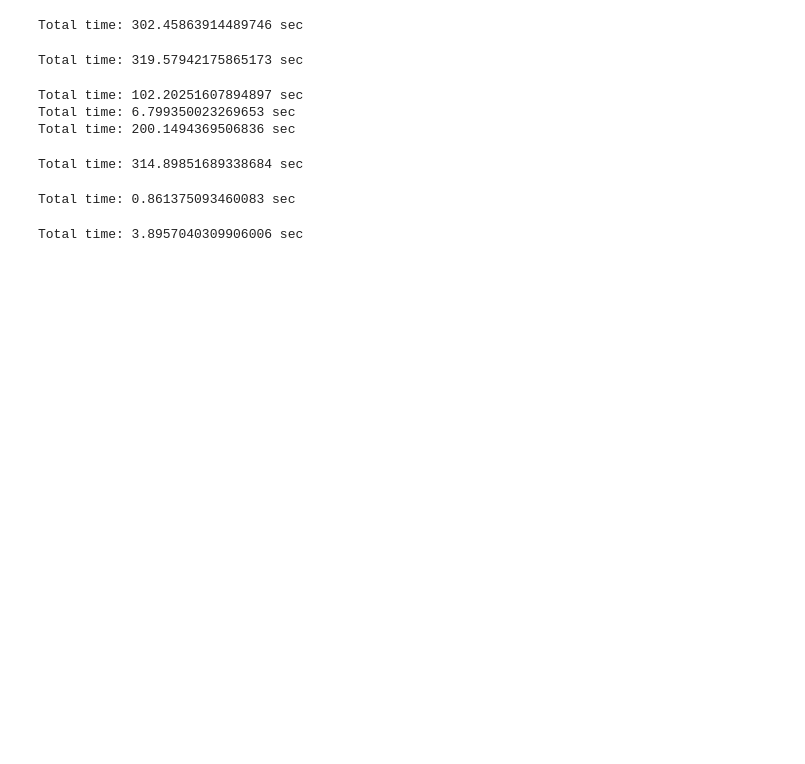
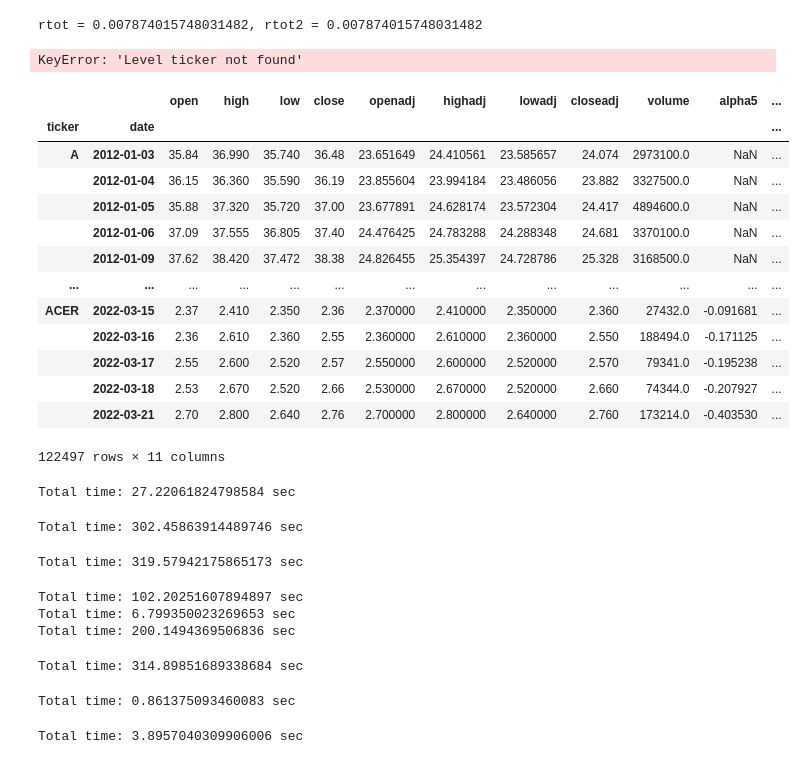
Before and after one commit to chayaponlee/QuantSystemMVP, a Jupyter notebook: notebooks/test_alpha_engineer.ipynb, the cells around one changed output. Drawn from its saved outputs; the diff is of its cells as text; code cells hidden in the pictures; blank space fills up the shorter version.

```diff
--- a/notebooks/test_alpha_engineer.ipynb
+++ b/notebooks/test_alpha_engineer.ipynb
@@ -22,4 +44,9 @@ stacked_hist = stacked_hist.reset_index().set_index(['ticker', 'date'])
 # %%
-tickers = stacked_hist.index.get_level_values('ticker').unique()[:4000]
-small_hist = stacked_hist[stacked_hist.index.isin(tickers, level='ticker')]
-A = stacked_hist[stacked_hist.index.isin(['A'], level='ticker')]
+tickers = stacked_hist.index.get_level_values('permaticker').unique()[:100]
+small_hist = stacked_hist[stacked_hist.index.isin(['199059'], level='permaticker')]
+# small_hist = stacked_hist[stacked_hist.index.isin(tickers, level='permaticker')]
+A = stacked_hist[stacked_hist.index.isin(['A'], level='permaticker')]
+# %%
+ae = AlphaEngineerV(small_hist)
+# %%
+small_hist['alpha7'] = ae.alpha7()
@@ -26,3 +190,59 @@ A = stacked_hist[stacked_hist.index.isin(['A'], level='ticker')]
+# %%
+c0 = 254
+c1 = 251
+c2 = 256
+
+r_tot = c2/c0 - 1
+r_tot2 = (c1/c0) * (c2/c1) - 1
+
+print(f'rtot = {r_tot}, rtot2 = {r_tot2}')
+# %% [output]
+rtot = 0.007874015748031482, rtot2 = 0.007874015748031482
+# %%
+df = small_hist.copy()
+n_sum = 10
+open = df['openadj'].unstack('ticker')
+
+tae = TalibEngineerV(df)
+df['vwap'] = tae.daily_vwap()
+
+oe = OpEngineerV(df)
+# term1 = open - (sum(vwap, 10) / 10
+df['term1'] = (open - oe.ts_sum('vwap', n_sum, wide=True).divide(n_sum)).stack().swaplevel()
+df['close-vwap'] = df['closeadj'] - df['vwap']
+oe.set_df(df)
+alpha_values = oe.cs_pctrank('term1', wide=True).mul(
+    oe.cs_pctrank('close-vwap', wide=True).abs().mul(-1)).stack().swaplevel()
+# %% [output]
+KeyError: 'Level ticker not found'
+# %%
+small_hist['alpha4'] = ae.alpha4()
+# %%
+small_hist
+# %% [output]
+|  |  | open | high | low | close | openadj | highadj | lowadj | closeadj | volume | alpha5 | ... |
+| ticker | date |  |  |  |  |  |  |  |  |  |  | ... |
+| A | 2012-01-03 | 35.84 | 36.990 | 35.740 | 36.48 | 23.651649 | 24.410561 | 23.585657 | 24.074 | 2973100.0 | NaN | ... |
+|  | 2012-01-04 | 36.15 | 36.360 | 35.590 | 36.19 | 23.855604 | 23.994184 | 23.486056 | 23.882 | 3327500.0 | NaN | ... |
+|  | 2012-01-05 | 35.88 | 37.320 | 35.720 | 37.00 | 23.677891 | 24.628174 | 23.572304 | 24.417 | 4894600.0 | NaN | ... |
+|  | 2012-01-06 | 37.09 | 37.555 | 36.805 | 37.40 | 24.476425 | 24.783288 | 24.288348 | 24.681 | 3370100.0 | NaN | ... |
+|  | 2012-01-09 | 37.62 | 38.420 | 37.472 | 38.38 | 24.826455 | 25.354397 | 24.728786 | 25.328 | 3168500.0 | NaN | ... |
+| ... | ... | ... | ... | ... | ... | ... | ... | ... | ... | ... | ... | ... |
+| ACER | 2022-03-15 | 2.37 | 2.410 | 2.350 | 2.36 | 2.370000 | 2.410000 | 2.350000 | 2.360 | 27432.0 | -0.091681 | ... |
+|  | 2022-03-16 | 2.36 | 2.610 | 2.360 | 2.55 | 2.360000 | 2.610000 | 2.360000 | 2.550 | 188494.0 | -0.171125 | ... |
+|  | 2022-03-17 | 2.55 | 2.600 | 2.520 | 2.57 | 2.550000 | 2.600000 | 2.520000 | 2.570 | 79341.0 | -0.195238 | ... |
+|  | 2022-03-18 | 2.53 | 2.670 | 2.520 | 2.66 | 2.530000 | 2.670000 | 2.520000 | 2.660 | 74344.0 | -0.207927 | ... |
+|  | 2022-03-21 | 2.70 | 2.800 | 2.640 | 2.76 | 2.700000 | 2.800000 | 2.640000 | 2.760 | 173214.0 | -0.403530 | ... |
+122497 rows × 11 columns
+# %%
+s_time_chunk = time.time()
+close = stacked_hist.closeadj.unstack('ticker')
+ret = ts_ret(close)
+alpha001(close, ret)
+e_time_chunk = time.time()
+print(f"Total time: {e_time_chunk - s_time_chunk} sec")
+# %% [output]
+Total time: 27.22061824798584 sec
 # %%
 ae = AlphaEngineerV(stacked_hist)
 # %%
```
Also changed, not shown: parts of 16 cells of this notebook, 1 other file.
